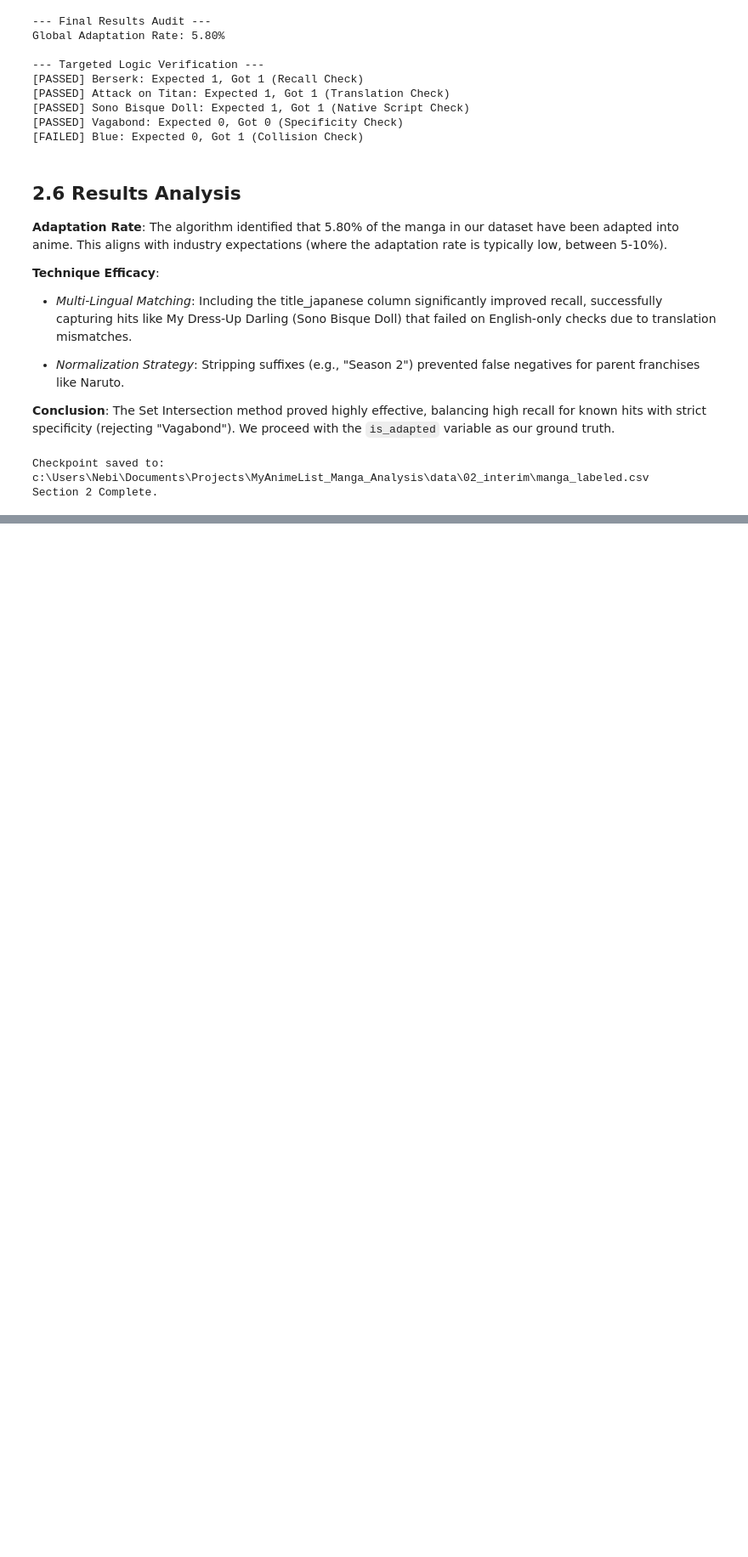
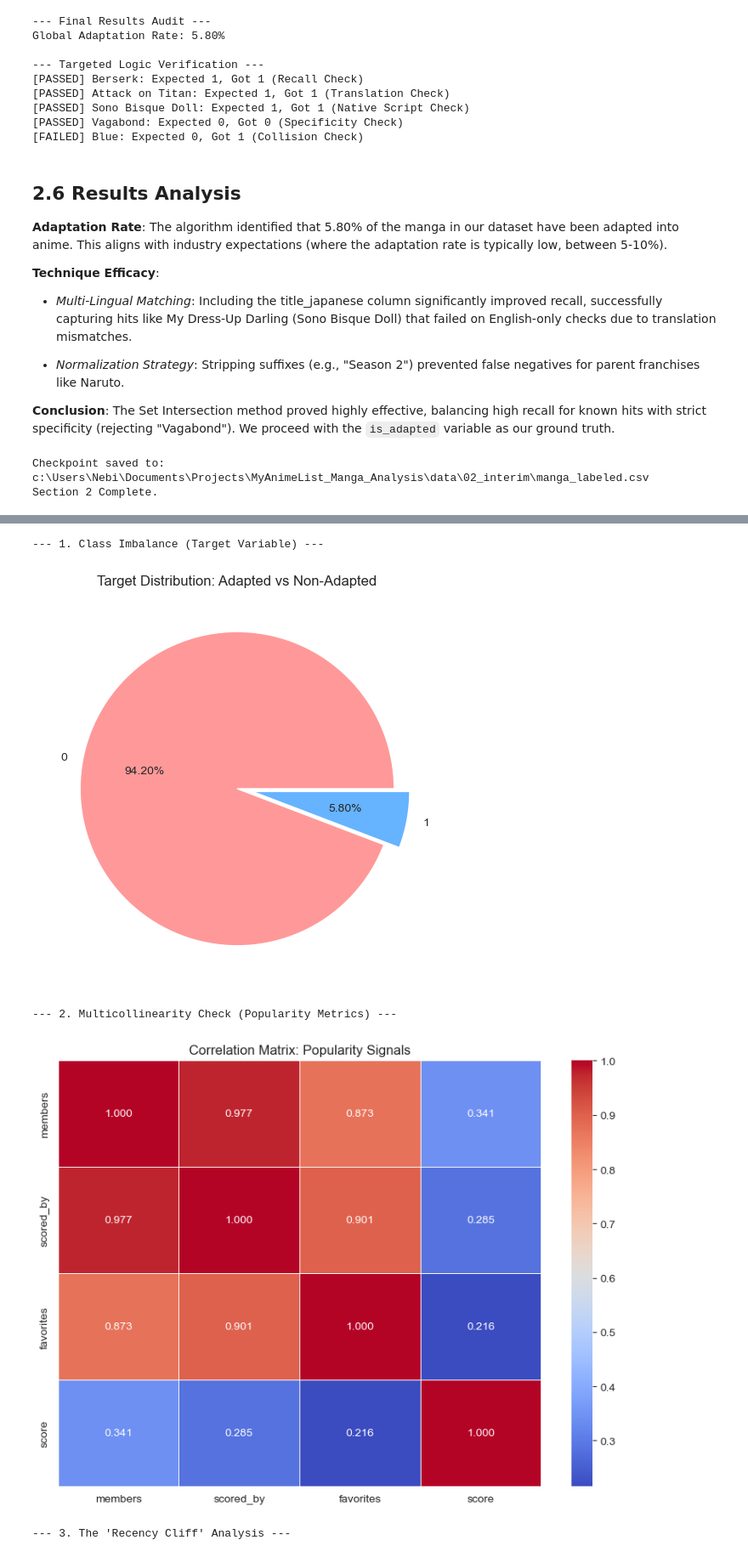
Before and after one commit to kennethyyoung/MyAnimeList_Manga_Analysis, a Jupyter notebook: notebooks/analysis.ipynb, the cells around one changed output, grey strips where cells are left out. Shown at 85% size. Cells and saved outputs as stored; diff of their text form; code cells hidden in the pictures; blank space fills up the shorter version.

```diff
--- a/notebooks/analysis.ipynb
+++ b/notebooks/analysis.ipynb
@@ -509,0 +617,60 @@ Section 2 Complete.
+# %%
+# ==========================================
+# 3.3 TARGET & CORRELATION ANALYSIS
+# ==========================================
+
+print("--- 1. Class Imbalance (Target Variable) ---")
+# We expect ~5% adaptation rate. This chart justifies using 'class_weight="balanced"' later.
+plt.figure(figsize=(6, 6))
+manga_df['is_adapted'].value_counts().plot.pie(autopct='%1.2f%%', colors=['#ff9999','#66b3ff'], explode=(0, 0.1))
+plt.title("Target Distribution: Adapted vs Non-Adapted")
+plt.ylabel("")
+plt.show()
+
+print("--- 2. Multicollinearity Check (Popularity Metrics) ---")
+# We suspect members, scored_by, and favorites are redundant.
+corr_cols = ['members', 'scored_by', 'favorites', 'score']
+corr_matrix = manga_df[corr_cols].corr()
+
+plt.figure(figsize=(8, 6))
+sns.heatmap(corr_matrix, annot=True, cmap='coolwarm', fmt=".3f", linewidths=0.5)
+plt.title("Correlation Matrix: Popularity Signals")
+plt.tight_layout()
+plt.show()
+
+# ==========================================
+# 3.4 TEMPORAL BIAS ANALYSIS (RECENCY CLIFF)
+# ==========================================
+
+print("--- 3. The 'Recency Cliff' Analysis ---")
+
+# Convert start_date to year for grouping
+# errors='coerce' turns bad dates into NaT (Not a Time), which .dt.year handles gracefully
+manga_df['start_year'] = pd.to_datetime(manga_df['start_date'], errors='coerce').dt.year
+
+# Calculate adaptation rate per year
+yearly_stats = manga_df.groupby('start_year')['is_adapted'].mean()
+
+# Filter for the "Modern Era" (1990 to 2024) to focus on relevant trends
+yearly_stats = yearly_stats.loc[1990:2024]
+
+plt.figure(figsize=(12, 5))
+# Plot the trend line
+sns.lineplot(x=yearly_stats.index, y=yearly_stats.values, marker="o", color="purple", linewidth=2.5)
+
+# Add a visual marker for the proposed cut-off (usually ~2-3 years ago)
+plt.axvline(x=2021, color='red', linestyle='--', label='Potential Cut-off (2021)')
+plt.axvspan(2021, 2024, color='red', alpha=0.1, label='Censored Data (Too New)')
+
+plt.title("Adaptation Rate by Manga Start Year")
+plt.ylabel("Probability of Adaptation")
+plt.xlabel("Year Manga Started")
+plt.legend()
+plt.grid(True, alpha=0.3)
+plt.show()
+# %% [output]
+--- 1. Class Imbalance (Target Variable) ---
+[figure, added]
+--- 2. Multicollinearity Check (Popularity Metrics) ---
+[figure, added]
+--- 3. The 'Recency Cliff' Analysis ---
```
Also changed, not shown: parts of 9 cells of this notebook.
